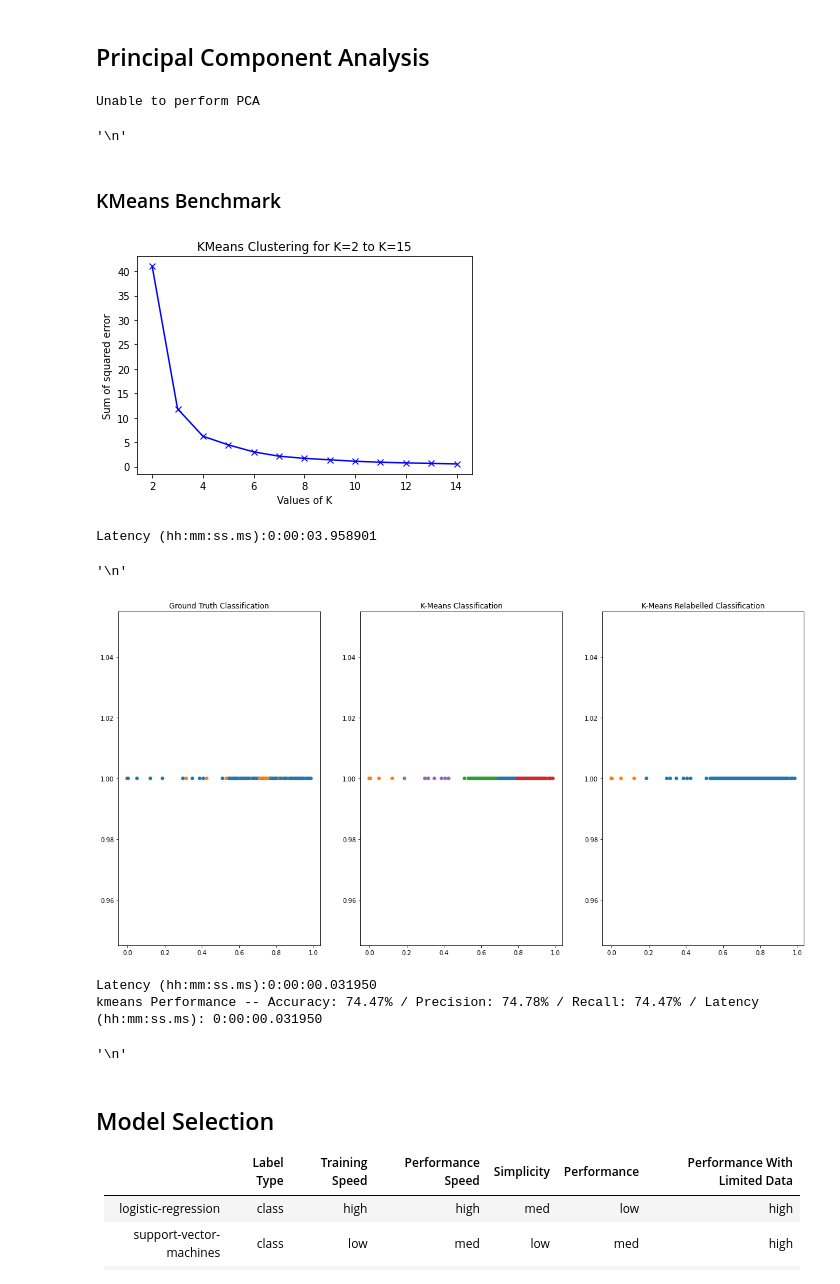
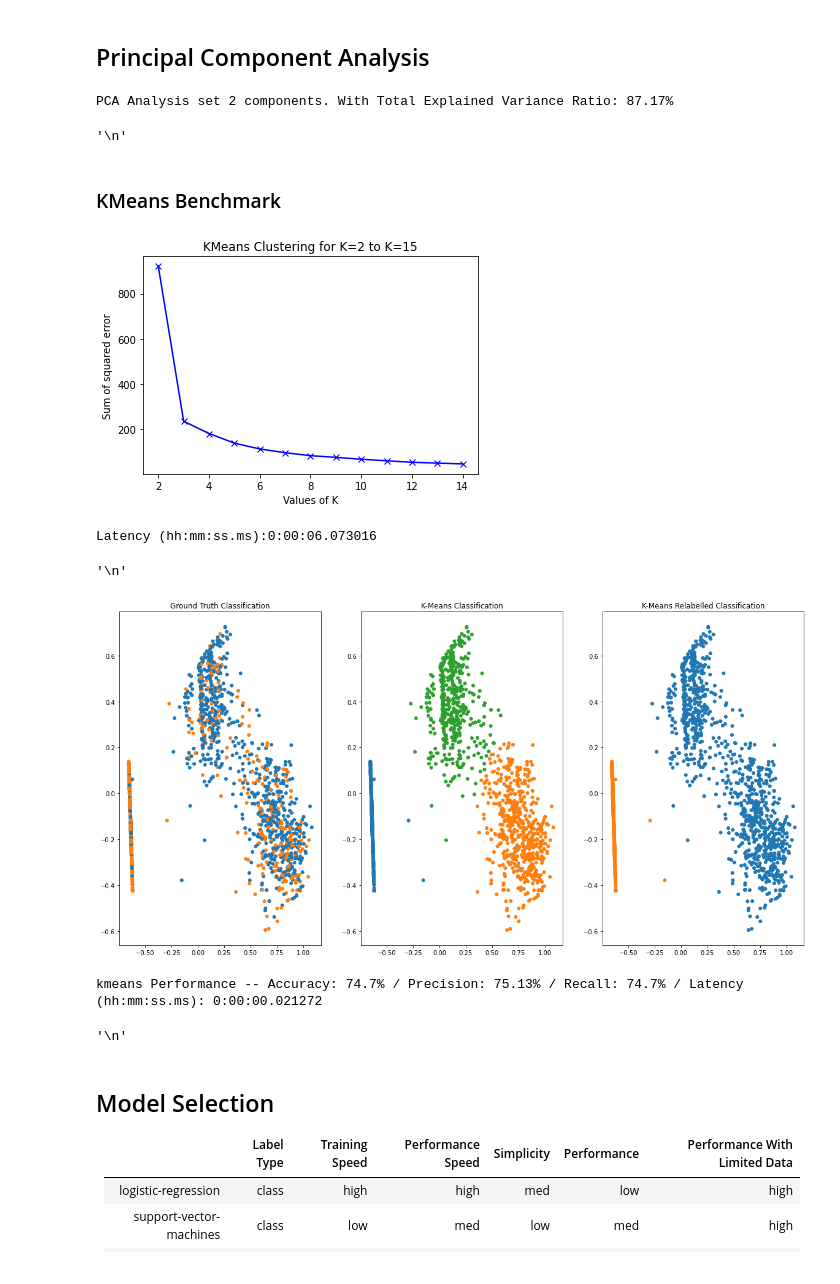
Before and after one commit to edelauna/a-notebook-for-your-augury, a Jupyter notebook: A_Notebook_for_your_Augury.ipynb, the cells around one changed output. Drawn from its saved outputs; the diff is of its cells as text; code cells hidden in the pictures.

```diff
--- a/A_Notebook_for_your_Augury.ipynb
+++ b/A_Notebook_for_your_Augury.ipynb
@@ -279,14 +301,29 @@ dtypes: bool(1), float64(6), object(7)
 memory usage: 891.5+ KB
 # %%
 # Add headings for continuous features to the following variable.
-CATEGORICAL_FEATURES = ["PassengerId", "HomePlanet","CryoSleep","Cabin","Destination","VIP", "Name"]
+CATEGORICAL_FEATURES = [
+                        "PassengerId",
+                        "HomePlanet",
+                        "CryoSleep",
+                        "Cabin",
+                        "Destination",
+                        "VIP",
+                        "Name"
+                      ]
 """
 """
+@Augury.method
+def __set_features(self, feature_names,*,feature_type, **kwargs,):
+  data_raw, label = self._attr('data_raw_', 'label_')
+  # Check all values passed exist in dataset.
+  self._input_guard(lambda x,y: all([c in y for c in x]),
+                    feature_names, data_raw.columns)
+
+  self._attr(**{'%s_features_' % feature_type : feature_names,
+             'data_%s_' % feature_type : data_raw[feature_names + [label]]})
+@Augury.method
 def set_data_categorical(self, feature_names):
-  data_raw, label = self._attr('data_raw_', 'label_')
-  self._attr(categorical_features_=feature_names,
-             data_categorical_=data_raw[feature_names + [label]])
-Augury.constructor()(set_data_categorical)
+  self.__set_features(feature_names, feature_type='categorical')
 augur.set_data_categorical(CATEGORICAL_FEATURES)
 """
 """
@@ -1341,10 +1456,12 @@ from sklearn.decomposition import PCA
 # Perform with data_scaled and continuous features - fed to KMeans
 """
 """
+@Augury.method
 def get_continuous_data(self, X, np=np, dt=dt):
   continuous_features, = self._attr('continuous_features_')
   _columns = np.intersect1d(continuous_features, X.columns)
   return (X[_columns], _columns)
+@Augury.method
 def pca_analysis(self, PCA=PCA, data=('X_train_','y_train_','X_val_','y_val_')):
   X_train, y_train, X_val, y_val = self._attr(*data)
   X_continuous_train, _ = self.get_continuous_data(X_train)
@@ -1355,7 +1472,6 @@ def pca_analysis(self, PCA=PCA, data=('X_train_','y_train_','X_val_','y_val_')):
     pca=PCA(n_components=(_attempts))
     pca.fit(X_continuous_train)
     _explained_variance_ratio = sum(pca.explained_variance_ratio_)
-  start_ = dt.now()
   if _attempts < 2:
     # Could not perform PCA
     X_continuous_train['PCA'] = 1
@@ -1366,17 +1482,15 @@ def pca_analysis(self, PCA=PCA, data=('X_train_','y_train_','X_val_','y_val_')):
   else:
     self._attr(X_pca_train_=pca.transform(X_continuous_train), y_pca_train_=y_train)
     self._attr(X_pca_val_=pca.transform(X_continuous_val), y_pca_val_=y_val)
-    print("Latency (hh:mm:ss:ms):{}".format(dt.now() - start_))
     print("PCA Analysis set {} components. With Total Explained Variance Ratio: {}%".format(
         _attempts, round(_explained_variance_ratio * 100,2)))
-Augury.constructor()(pca_analysis, get_continuous_data)
 augur.pca_analysis(data=('X_compressed_train_', 'y_compressed_train_',
                          'X_compressed_val_', 'y_compressed_val_'))
 """
 """
 # Rought PCA Analysis (will be used to visualize clusters)
 # %% [output]
-Unable to perform PCA
+PCA Analysis set 2 components. With Total Explained Variance Ratio: 87.17%
 '\n'
 # %% [markdown]
 ### KMeans Benchmark
@@ -1388,11 +1502,14 @@ from sklearn.cluster import KMeans
 """
 Generates an Elbow Report for KMeans Analysis
 """
-def kmeans_elbow_report(self, dt=dt, plt=plt):
+@Augury.method
+def kmeans_elbow_report(self):
+  self._latency(self.__kmeans_elbow_report)()
+@Augury.method
+def __kmeans_elbow_report(self, dt=dt, plt=plt):
   X_pca_train, = self._attr('X_pca_train_')
   Sum_of_squared_distances = []
   K = range(2,15)
-  start_ = dt.now()
   for num_clusters in K :
     kmeans = KMeans(n_clusters=num_clusters)
     kmeans.fit(X_pca_train)
@@ -1402,32 +1519,32 @@ def kmeans_elbow_report(self, dt=dt, plt=plt):
   plt.ylabel('Sum of squared error')
   plt.title('KMeans Clustering for K=2 to K=15')
   plt.show()
-  print("Latency (hh:mm:ss.ms):{}".format(dt.now() - start_))
-Augury.constructor()(kmeans_elbow_report)
 augur.kmeans_elbow_report()
 """
 """
 # Elbow report for KMeans Clustering
 # %% [output]
-[figure, old version]
+[figure, new version]
-Latency (hh:mm:ss.ms):0:00:03.958901
+Latency (hh:mm:ss.ms):0:00:06.073016
 '\n'
 # %%
 from sklearn.metrics import classification_report
 from sklearn.metrics.cluster import contingency_matrix
 KMEANS_ANALYSIS_CONFIG = {
-    'n_clusters' : 5
+    'n_clusters' : 3
 }
 """
 Generates a Cluster Report based on PCA-1 and PCA-2
 Relabels according to label based on a contingency matrix, whic is used
 for traditional accuracy, precision, recal, reporting.
 """
+@Augury.method
 def print_performance(self, *, model, accuracy, precision, recall, latency):
   (accuracy, precision, recall) = (round(accuracy * 100, 2), round(precision * 100, 2), round(recall * 100, 2))
   print("{} Performance -- Accuracy: {}% / Precision: {}% / Recall: {}% / Latency (hh:mm:ss.ms): {}".format(
       model, accuracy, precision, recall, latency
   ))
+@Augury.method
 def set_performance(self, *, model, accuracy, precision, recall, latency,
                     output_string=False):
   models, best_accuracy_, best_precision_, best_recall_, best_latency = self._attr(
@@ -1447,6 +1564,7 @@ def set_performance(self, *, model, accuracy, precision, recall, latency,
   if output_string:
     self.print_performance(model=model, accuracy=accuracy,
                       precision=precision, recall=recall, latency=latency)
+@Augury.method
 def kmeans_plot_axes(self, *, axes, x, y, c, title, plt=plt, np=np):
   prop_cycle = plt.rcParams['axes.prop_cycle']
   colors = prop_cycle.by_key()['color']
@@ -1455,49 +1573,44 @@ def kmeans_plot_axes(self, *, axes, x, y, c, title, plt=plt, np=np):
 
   axes.scatter(x=x, y=y, c=color_theme[c % colors_len], s=25)
   axes.title.set_text(title)
+@Augury.method
 def kmeans_results(self, classification_report=classification_report, *, relabel,
                    time_taken):
   y_pca_val, = self._attr('y_pca_val_')
   kmeans_results = classification_report(y_pca_val, relabel, output_dict=True,
                                          zero_division=0)
   self.set_performance(model='kmeans', accuracy=kmeans_results['accuracy'],
                        precision=kmeans_results['weighted avg']['precision'],
                        recall=kmeans_results['weighted avg']['recall'],
                        latency=time_taken, output_string=True)
+@Augury.method
 def kmeans_analysis(self, n_clusters=2, plt=plt, KMeans=KMeans, dt=dt, np=np,
                     contingency_matrix=contingency_matrix):
+  self._input_guard(lambda x: isinstance(x, int), n_clusters)
   X_pca_val, y_pca_val = self._attr('X_pca_val_', 'y_pca_val_')
   fig,axes = plt.subplots(1,3, figsize=(20,10))
-
   clustering = KMeans(n_clusters=n_clusters)
   start_ = dt.now()
   clustering.fit(X_pca_val)
   time_taken = dt.now() - start_
-
   self.kmeans_plot_axes(axes=axes[0], x=X_pca_val[:,0], y=X_pca_val[:,1],
                     c=y_pca_val, title='Ground Truth Classification')
   self.kmeans_plot_axes(axes=axes[1], x=X_pca_val[:,0], y=X_pca_val[:,1],
                     c=clustering.labels_, title='K-Means Classification')
-
   _n = contingency_matrix(y_pca_val, clustering.labels_)
   choose_arr = _n.argmax(axis=0)
   relabel = np.choose(clustering.labels_, choose_arr).astype(np.int64)
-
   self.kmeans_plot_axes(axes=axes[2], x=X_pca_val[:,0], y=X_pca_val[:,1],
                     c=relabel, title='K-Means Relabelled Classification')
   plt.show()
-  print("Latency (hh:mm:ss.ms):{}".format(time_taken))
   self.kmeans_results(relabel=relabel, time_taken=time_taken)
-Augury.constructor()(kmeans_analysis,set_performance,kmeans_results,
-                     kmeans_plot_axes, print_performance)
 augur.kmeans_analysis(**KMEANS_ANALYSIS_CONFIG)
 """
 """
 # Display cluster labels vs. Truth Labels
 # %% [output]
-[figure, old version]
+[figure, new version]
-Latency (hh:mm:ss.ms):0:00:00.031950
-kmeans Performance -- Accuracy: 74.47% / Precision: 74.78% / Recall: 74.47% / Latency (hh:mm:ss.ms): 0:00:00.031950
+kmeans Performance -- Accuracy: 74.7% / Precision: 75.13% / Recall: 74.7% / Latency (hh:mm:ss.ms): 0:00:00.021272
 '\n'
 # %% [markdown]
 ## Model Selection
```
Also changed, not shown: parts of 31 cells of this notebook.
